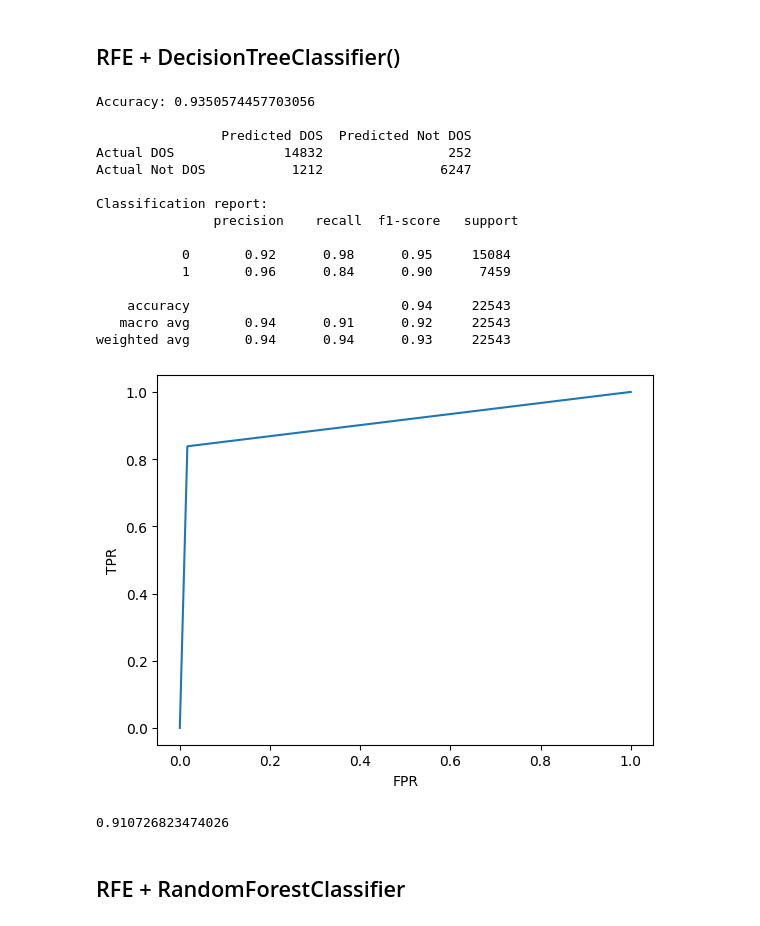
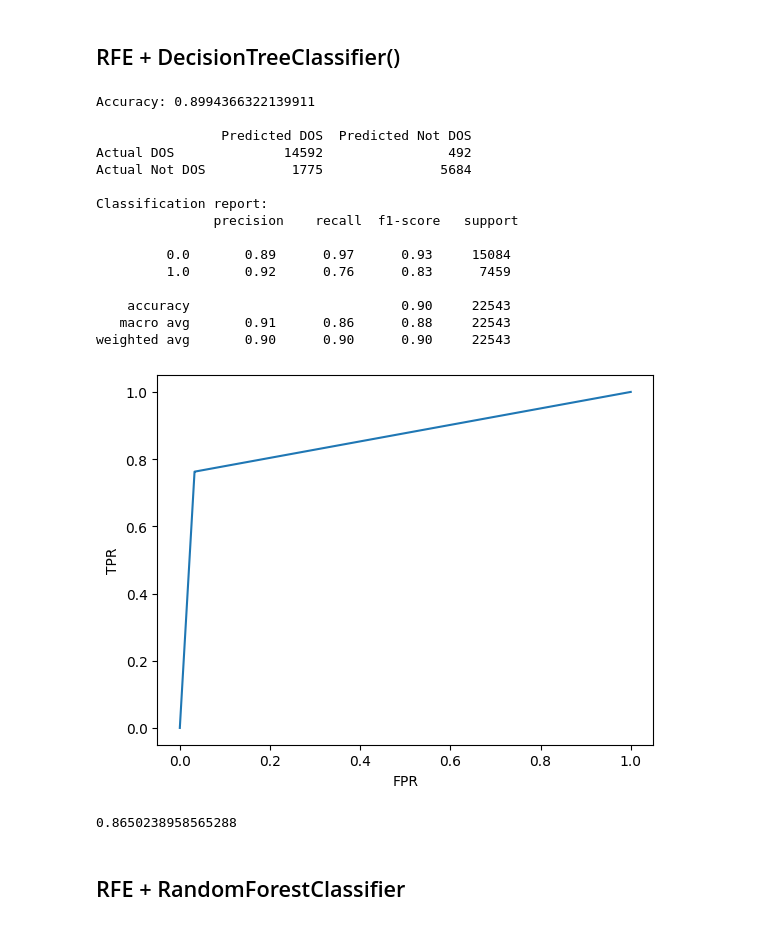
Before and after one commit to Abir-Ba/2CS_Project, a Jupyter notebook: NSL_KDD.ipynb, the cells around one changed output. Cells and saved outputs as stored; diff of their text form; code cells hidden in the pictures.

```diff
--- a/NSL_KDD.ipynb
+++ b/NSL_KDD.ipynb
@@ -229,8 +240,10 @@ y_test = test.iloc[:,41]
 from sklearn.feature_selection import SelectKBest
 from sklearn.feature_selection import mutual_info_classif
 
+
+
 # Feature selection using CFS
-selector = SelectKBest(mutual_info_classif, k=8)
+selector = SelectKBest(mutual_info_classif, k=24)
 X_train_new = selector.fit_transform(x_train, y_train)
 X_test_new = selector.transform(x_test)
 
@@ -404,7 +427,7 @@ weighted avg       0.87      0.86      0.86     22543
 # %%
 from sklearn.feature_selection import RFE
 estimator = DecisionTreeClassifier()
-selector = RFE(estimator, n_features_to_select=30, step=1)
+selector = RFE(estimator, n_features_to_select=23, step=1)
 selector = selector.fit(x_train, y_train)
 predicted = selector.predict(x_test)
 accuracy = accuracy_score(y_test,predicted)
@@ -414,43 +437,43 @@ Conf_Mat = pd.DataFrame(Conf_Mat,index=['Actual DOS','Actual Not DOS'],columns=[
 
 print(Conf_Mat,"\n")
 report = classification_report(y_test,predicted)
 print("Classification report:\n", report)
 
 
 
 y_prob = selector.predict_proba(x_test)
 
 y_prob = y_prob[:,1]
 
 FPR, TPR, Thresholds = roc_curve(y_test, y_prob)
 
 plt.plot(FPR,TPR)
 plt.xlabel('FPR')
 plt.ylabel('TPR')
 plt.show()
 
 from sklearn.metrics import roc_auc_score
 
 roc_auc_score = roc_auc_score(y_test,y_prob)
 print(roc_auc_score)
 # %% [output]
-Accuracy: 0.9350574457703056
+Accuracy: 0.8994366322139911
 
                 Predicted DOS  Predicted Not DOS
-Actual DOS              14832                252
-Actual Not DOS           1212               6247
+Actual DOS              14592                492
+Actual Not DOS           1775               5684
 
 Classification report:
                precision    recall  f1-score   support
 
-           0       0.92      0.98      0.95     15084
-           1       0.96      0.84      0.90      7459
+         0.0       0.89      0.97      0.93     15084
+         1.0       0.92      0.76      0.83      7459
 
-    accuracy                           0.94     22543
-   macro avg       0.94      0.91      0.92     22543
-weighted avg       0.94      0.94      0.93     22543
+    accuracy                           0.90     22543
+   macro avg       0.91      0.86      0.88     22543
+weighted avg       0.90      0.90      0.90     22543
-[figure, old version]
+[figure, new version]
-0.910726823474026
+0.8650238958565288
 # %% [markdown]
 ## RFE + RandomForestClassifier
 # %%
```
Also changed, not shown: parts of 7 cells of this notebook.
